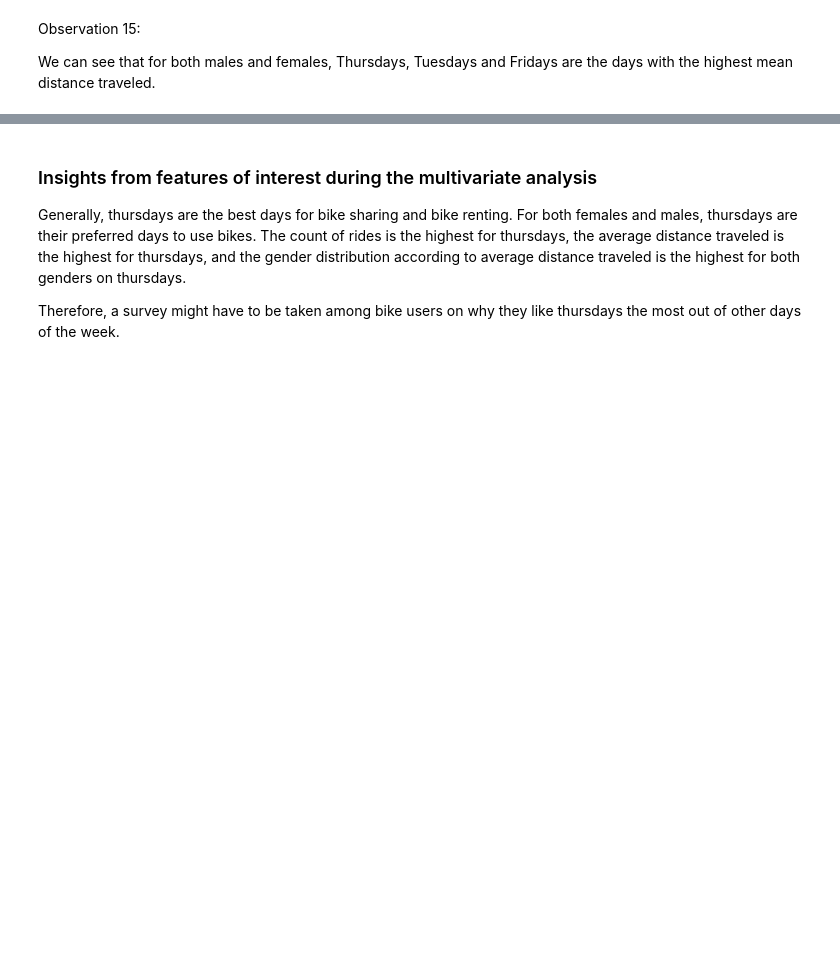
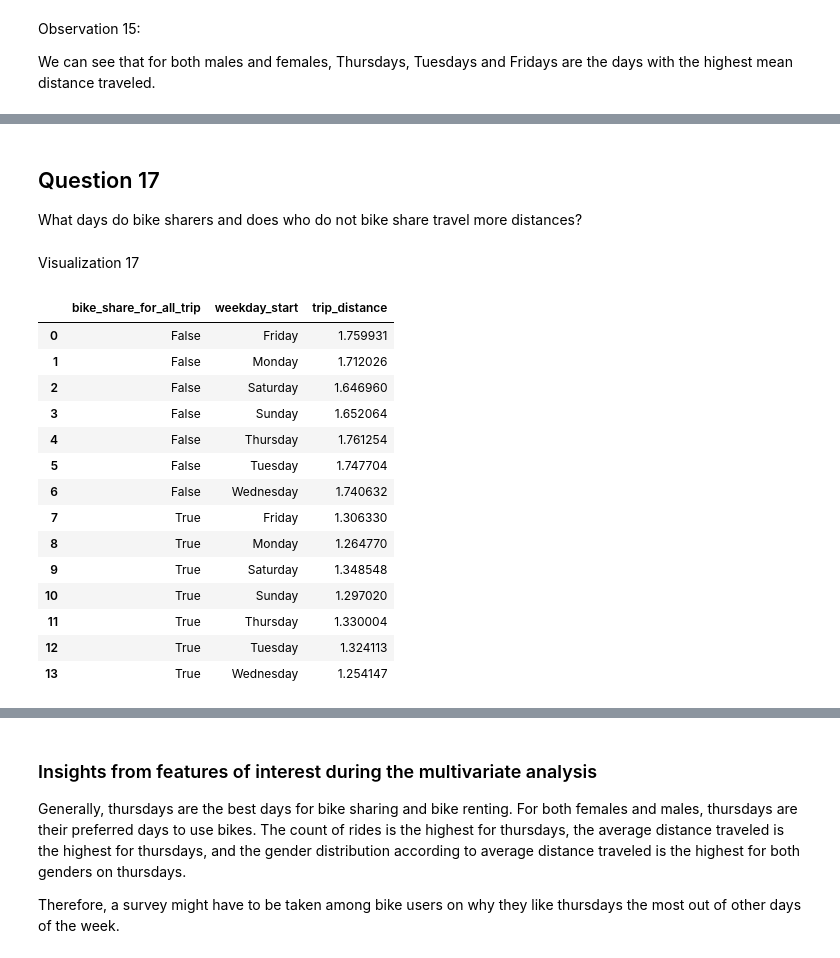
Before and after one commit to Emekadavid/fordgobike, a Jupyter notebook: fordgobike_part_1.ipynb, the cells around one changed output, grey strips where cells are left out. Drawn from its saved outputs; the diff is of its cells as text; code cells hidden in the pictures; blank space fills up the shorter version.

```diff
--- a/fordgobike_part_1.ipynb
+++ b/fordgobike_part_1.ipynb
@@ -760,0 +820,30 @@ We can see that for both males and females, Thursdays, Tuesdays and Fridays are
+# %% [markdown]
+## Question 17
+
+What days do bike sharers and does who do not bike share travel more distances?
+# %% [markdown]
+Visualization 17
+# %%
+# group the data into bike sharers and weekdays
+ford2_group = ford.groupby(["bike_share_for_all_trip", "weekday_start"])["trip_distance"].mean()
+# make the series into a data frame
+ford2_group = ford2_group.to_frame()
+# reset the index for indexes to be columns
+ford2_group.reset_index(inplace=True)
+ford2_group
+# %% [output]
+|  | bike_share_for_all_trip | weekday_start | trip_distance |
+| 0 | False | Friday | 1.759931 |
+| 1 | False | Monday | 1.712026 |
+| 2 | False | Saturday | 1.646960 |
+| 3 | False | Sunday | 1.652064 |
+| 4 | False | Thursday | 1.761254 |
+| 5 | False | Tuesday | 1.747704 |
+| 6 | False | Wednesday | 1.740632 |
+| 7 | True | Friday | 1.306330 |
+| 8 | True | Monday | 1.264770 |
+| 9 | True | Saturday | 1.348548 |
+| 10 | True | Sunday | 1.297020 |
+| 11 | True | Thursday | 1.330004 |
+| 12 | True | Tuesday | 1.324113 |
+| 13 | True | Wednesday | 1.254147 |
```
Also changed, not shown: parts of 10 cells of this notebook, 4 other files.
